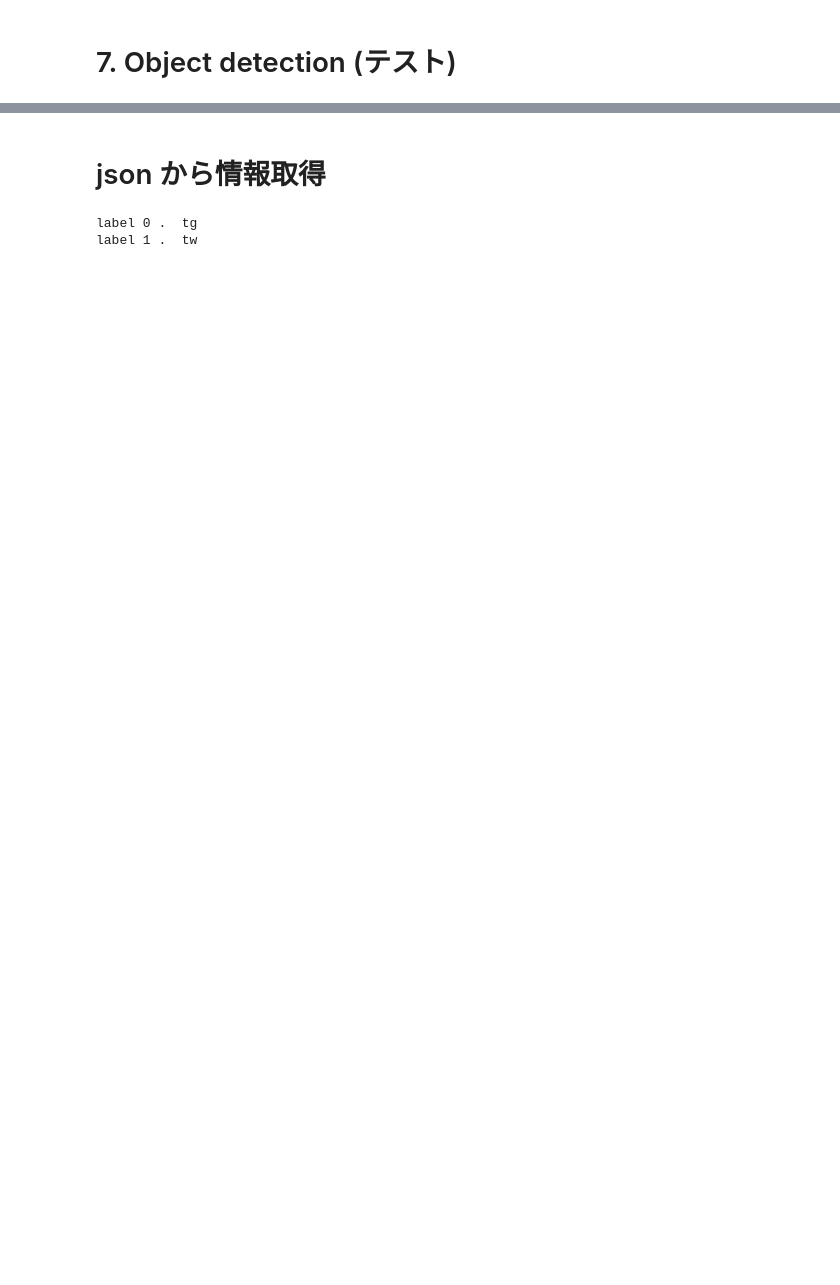
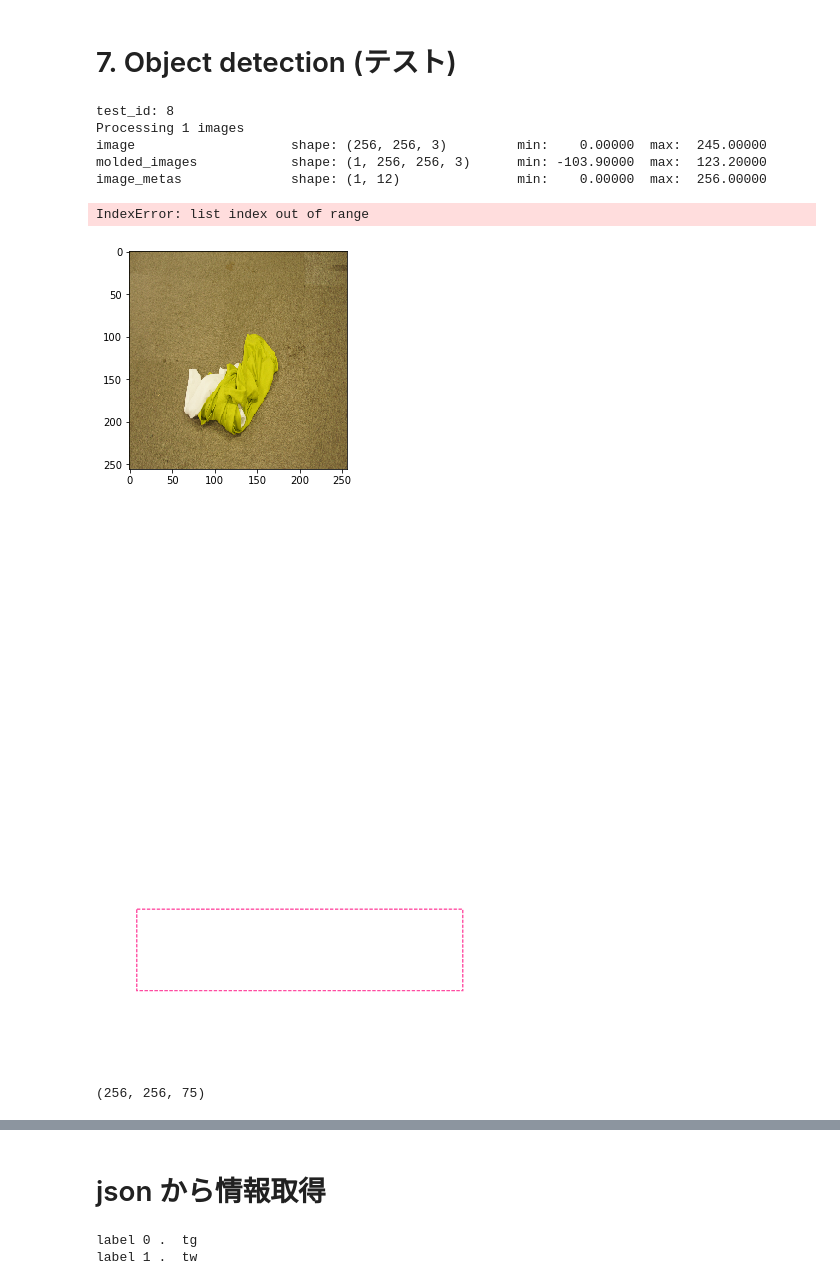
Before and after one commit to panchoooon/code_MaskR-CNN, a Jupyter notebook: cloth_detection.ipynb, the cells around one changed output, grey strips where cells are left out. Saved outputs shown, nothing was run; the diff lists cells and outputs as text; code cells hidden in the pictures; blank space fills up the shorter version.

```diff
--- a/cloth_detection.ipynb
+++ b/cloth_detection.ipynb
@@ -82,7 +84,7 @@ class ClothConfig(Config):
     TRAIN_ROIS_PER_IMAGE = 32
 
     # Use a small epoch since the data is simple
-    STEPS_PER_EPOCH = 100
+    STEPS_PER_EPOCH = 10
 
     # use small validation steps since the epoch is small
     VALIDATION_STEPS = 5
@@ -372,6 +488,7 @@ enter_mask _R-CNN
 # 5. ラベル設定
 # %%
 #BG.back ground, tg. Tshirts Green, Tshirts White
-class_name = ["BG", "tg", "tw"]
+#class_names = ["BG", "tg", "tw"]
+class_names = ["tg", "tw"]
 # %% [markdown]
 # 6. 訓練
@@ -434,2 +638,68 @@ NameError: name 'model' is not defined
 # %% [markdown]
 # 7. Object detection (テスト)
+# %%
+#テスト用imageを取得
+class InferenceConfig(ClothConfig):
+    GPU_COUNT = 1
+    IMAGES_PER_GPU = 1
+
+inference_config = InferenceConfig()
+
+# Recreate the model in inference mode
+model = modellib.MaskRCNN(mode="inference",
+                          config=inference_config,
+                          model_dir=MODEL_DIR)
+
+
+from numpy.random import *
+"""
+#前のやつ 180603 pancho
+flag = 0
+while(flag == 0):
+    testid = randint(100)
+
+    if(testid != 1 and testid !=24):
+        flag = 1
+
+print("test_id:",testid)
+test_img_name = "./image/" + str(testid) + "_ex1.png"
+test_img = plt.imread(test_img_name)
+"""
+
+"""
+新たに作ったテストデータ 180603 pancho
+"""
+testid = randint(10)
+testid = 8
+
+print("test_id:",testid)
+test_img_name = "./test_image/test" + str(testid) + ".JPG"
+test_img = cv2.imread(test_img_name)
+test_img = cv2.resize(test_img,(256,256))
+test_img = test_img[:,:,::-1]
+test_original_name = "./test_original_" + str(testid) + ".jpg"
+plt.imshow(test_img)
+plt.savefig(test_original_name)
+
+#detection
+#model_path = "/home/ubuntu/code_MaskR-CNN/mask_rcnn_clothes_0120.h5"
+#model.load_weights(model_path, by_name=True)
+results = model.detect([test_img], verbose=1)
+
+# Visualize Results
+r = results[0]
+visualize.display_instances(test_img, r['rois'], r['masks'], r['class_ids'],
+                           class_names, r["scores"])
+# %% [output]
+test_id: 8
+Processing 1 images
+image                    shape: (256, 256, 3)         min:    0.00000  max:  245.00000
+molded_images            shape: (1, 256, 256, 3)      min: -103.90000  max:  123.20000
+image_metas              shape: (1, 12)               min:    0.00000  max:  256.00000
+IndexError: list index out of range
+[figure, added]
+[figure, added]
+# %%
+results[0]["masks"].shape
+# %% [output]
+(256, 256, 75)
```
Also changed, not shown: parts of 19 cells of this notebook.
